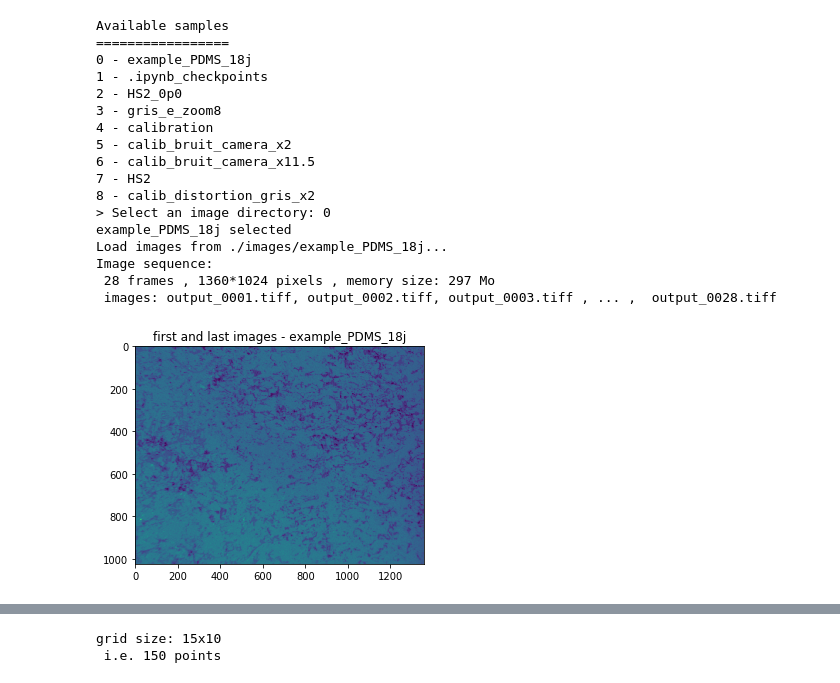
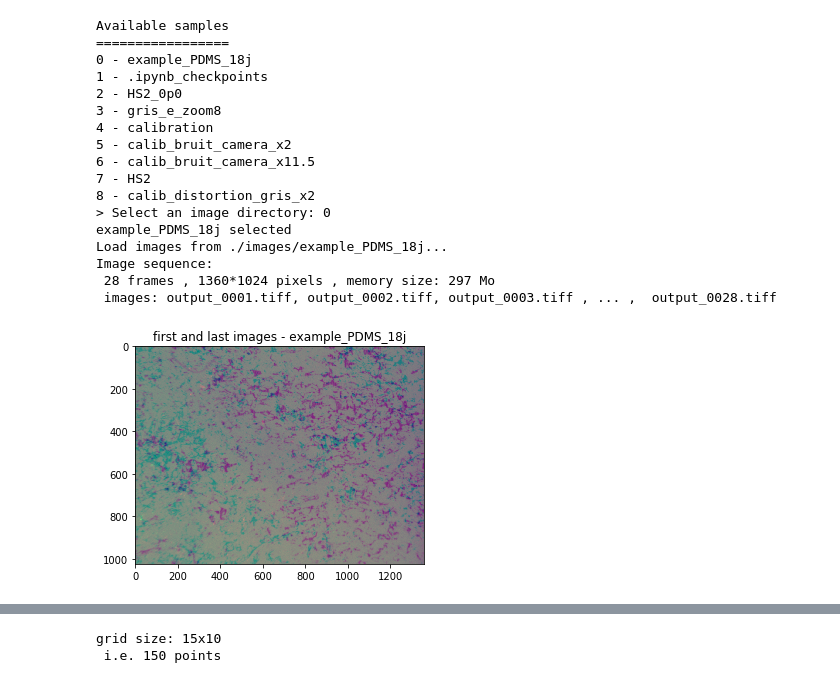
Before and after one commit to xdze2/stretchablecorr, a Jupyter notebook: run_corr.ipynb, the cells around one changed output, grey strips where cells are left out. Cells and saved outputs as stored; diff of their text form; code cells hidden in the pictures.

```diff
--- a/run_corr.ipynb
+++ b/run_corr.ipynb
@@ -13,31 +8,30 @@ Warning: numba is not installed
 # %%
 # ==================
 #  Load image cube
 # ==================
 metadata = {}
 sample_name, sample_input_dir = sc.select_sample_dir('./images')
 cube, image_names = sc.load_image_sequence(sample_input_dir)
 metadata['sample_name'] = sample_name
 
-cube_last_first = (cube[0] + cube[-1])/2
 plt.figure(); plt.title(f'first and last images - {sample_name}');
-plt.imshow(cube_last_first, cmap='viridis');
+sc.imshow_color_diff(cube[0], cube[-1]);
 # %% [output]
 Available samples
 =================
 0 - example_PDMS_18j
 1 - .ipynb_checkpoints
 2 - HS2_0p0
 3 - gris_e_zoom8
 4 - calibration
 5 - calib_bruit_camera_x2
 6 - calib_bruit_camera_x11.5
 7 - HS2
 8 - calib_distortion_gris_x2
 > Select an image directory: 0
 example_PDMS_18j selected
 Load images from ./images/example_PDMS_18j...
 Image sequence:
  28 frames , 1360*1024 pixels , memory size: 297 Mo
  images: output_0001.tiff, output_0002.tiff, output_0003.tiff , ... ,  output_0028.tiff
-[figure, old version]
+[figure, new version]
```
Also changed, not shown: parts of 11 cells of this notebook, 3 other files.
